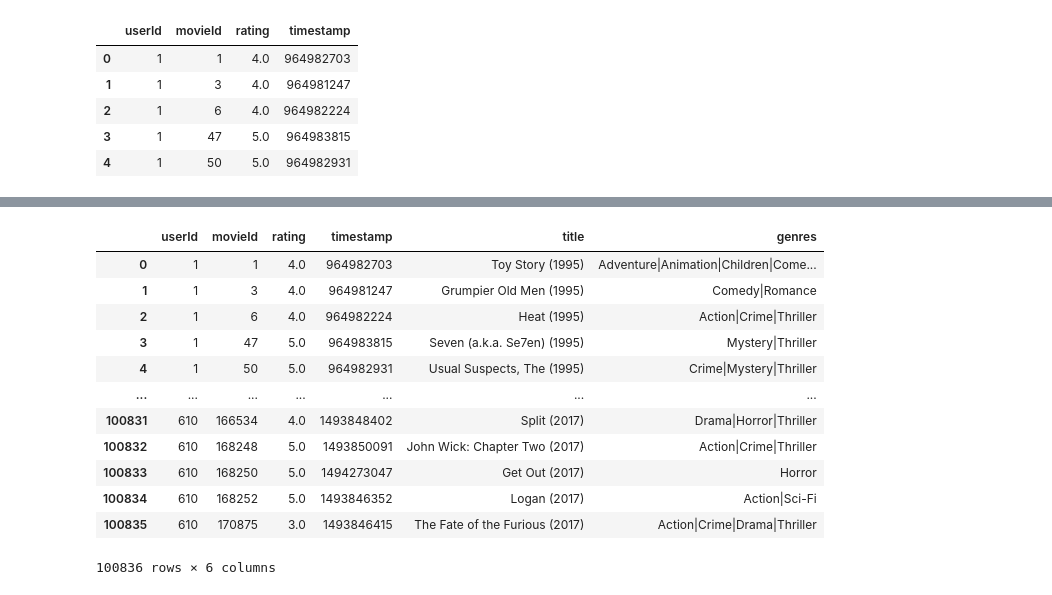
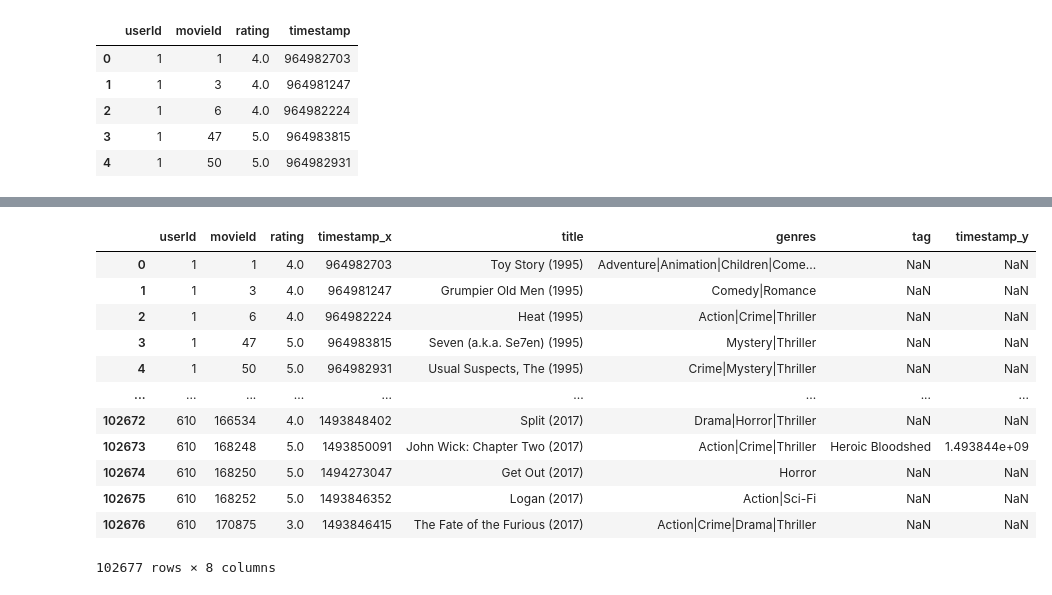
Before and after one commit to Collinskanyiri/Recommendation_Systems, a Jupyter notebook: index.ipynb, the cells around one changed output, grey strips where cells are left out. Cells and saved outputs as stored; diff of their text form; code cells hidden in the pictures.

```diff
--- a/index.ipynb
+++ b/index.ipynb
@@ -14,7 +14,7 @@ import matplotlib.pyplot as plt
 %matplotlib inline
 # %%
 #Import the movies csv file
-movies = pd.read_csv('ml-latest-small\movies.csv')
+movies = pd.read_csv('movies.csv')
 movies.head(5)
 # %% [output]
 |  | movieId | title | genres |
@@ -35,6 +35,6 @@ ratings.head(5)
 | 3 | 1 | 47 | 5.0 | 964983815 |
 | 4 | 1 | 50 | 5.0 | 964982931 |
 # %%
-tags = pd.read_csv('ml-latest-small\tags.csv')
-tags.head(2)
+tags = pd.read_csv('tags.csv')
+tags.head(5)
 # %% [output]
@@ -42,18 +47,18 @@ OSError: [Errno 22] Invalid argument: 'ml-latest-small\tags.csv'
 # %%
 #Merge movies and ratings dataframes for easier reference.
-df = pd.merge(ratings, movies, on='movieId', how='left')
+df = pd.merge(ratings, movies, on='movieId', how='left').merge(tags, on = ['movieId', 'userId'], how = 'left')
 df
 # %% [output]
-|  | userId | movieId | rating | timestamp | title | genres |
-| 0 | 1 | 1 | 4.0 | 964982703 | Toy Story (1995) | Adventure|Animation|Children|Come... |
-| 1 | 1 | 3 | 4.0 | 964981247 | Grumpier Old Men (1995) | Comedy|Romance |
-| 2 | 1 | 6 | 4.0 | 964982224 | Heat (1995) | Action|Crime|Thriller |
-| 3 | 1 | 47 | 5.0 | 964983815 | Seven (a.k.a. Se7en) (1995) | Mystery|Thriller |
-| 4 | 1 | 50 | 5.0 | 964982931 | Usual Suspects, The (1995) | Crime|Mystery|Thriller |
-| ... | ... | ... | ... | ... | ... | ... |
-| 100831 | 610 | 166534 | 4.0 | 1493848402 | Split (2017) | Drama|Horror|Thriller |
-| 100832 | 610 | 168248 | 5.0 | 1493850091 | John Wick: Chapter Two (2017) | Action|Crime|Thriller |
-| 100833 | 610 | 168250 | 5.0 | 1494273047 | Get Out (2017) | Horror |
-| 100834 | 610 | 168252 | 5.0 | 1493846352 | Logan (2017) | Action|Sci-Fi |
-| 100835 | 610 | 170875 | 3.0 | 1493846415 | The Fate of the Furious (2017) | Action|Crime|Drama|Thriller |
+|  | userId | movieId | rating | timestamp_x | title | genres | tag | timestamp_y |
+| 0 | 1 | 1 | 4.0 | 964982703 | Toy Story (1995) | Adventure|Animation|Children|Come... | NaN | NaN |
+| 1 | 1 | 3 | 4.0 | 964981247 | Grumpier Old Men (1995) | Comedy|Romance | NaN | NaN |
+| 2 | 1 | 6 | 4.0 | 964982224 | Heat (1995) | Action|Crime|Thriller | NaN | NaN |
+| 3 | 1 | 47 | 5.0 | 964983815 | Seven (a.k.a. Se7en) (1995) | Mystery|Thriller | NaN | NaN |
+| 4 | 1 | 50 | 5.0 | 964982931 | Usual Suspects, The (1995) | Crime|Mystery|Thriller | NaN | NaN |
+| ... | ... | ... | ... | ... | ... | ... | ... | ... |
+| 102672 | 610 | 166534 | 4.0 | 1493848402 | Split (2017) | Drama|Horror|Thriller | NaN | NaN |
+| 102673 | 610 | 168248 | 5.0 | 1493850091 | John Wick: Chapter Two (2017) | Action|Crime|Thriller | Heroic Bloodshed | 1.493844e+09 |
+| 102674 | 610 | 168250 | 5.0 | 1494273047 | Get Out (2017) | Horror | NaN | NaN |
+| 102675 | 610 | 168252 | 5.0 | 1493846352 | Logan (2017) | Action|Sci-Fi | NaN | NaN |
+| 102676 | 610 | 170875 | 3.0 | 1493846415 | The Fate of the Furious (2017) | Action|Crime|Drama|Thriller | NaN | NaN |
-100836 rows × 6 columns
+102677 rows × 8 columns
```
Also changed, not shown: parts of 37 cells of this notebook.
